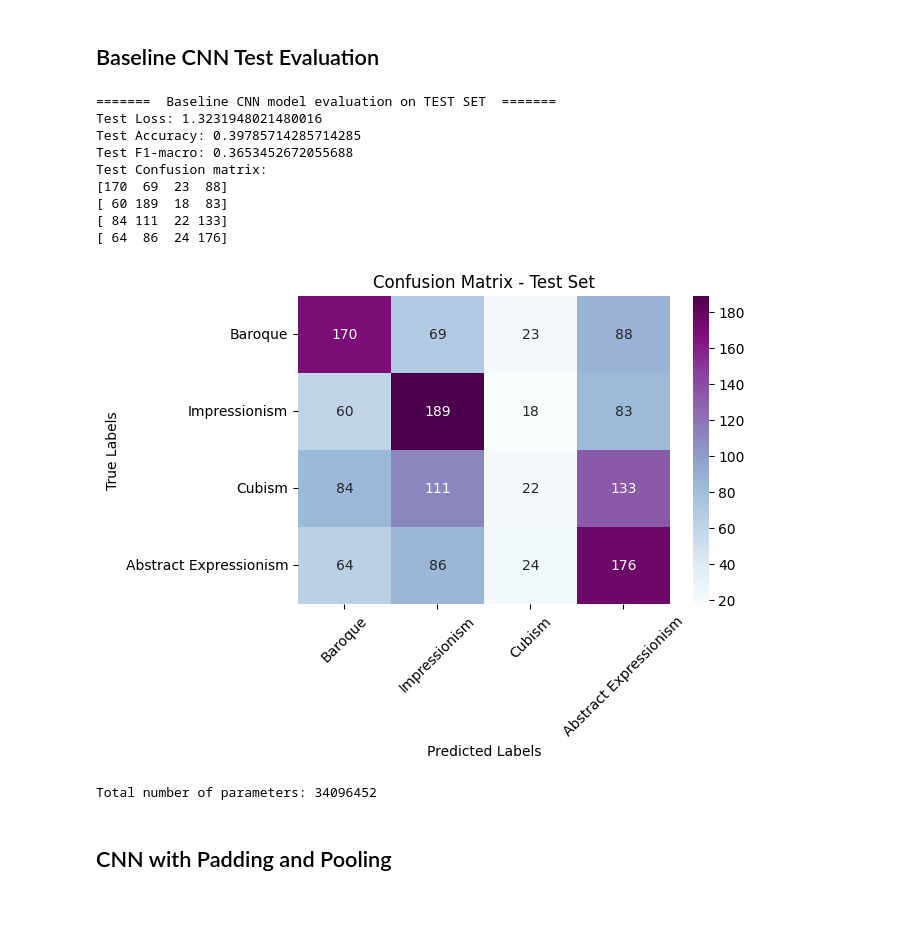
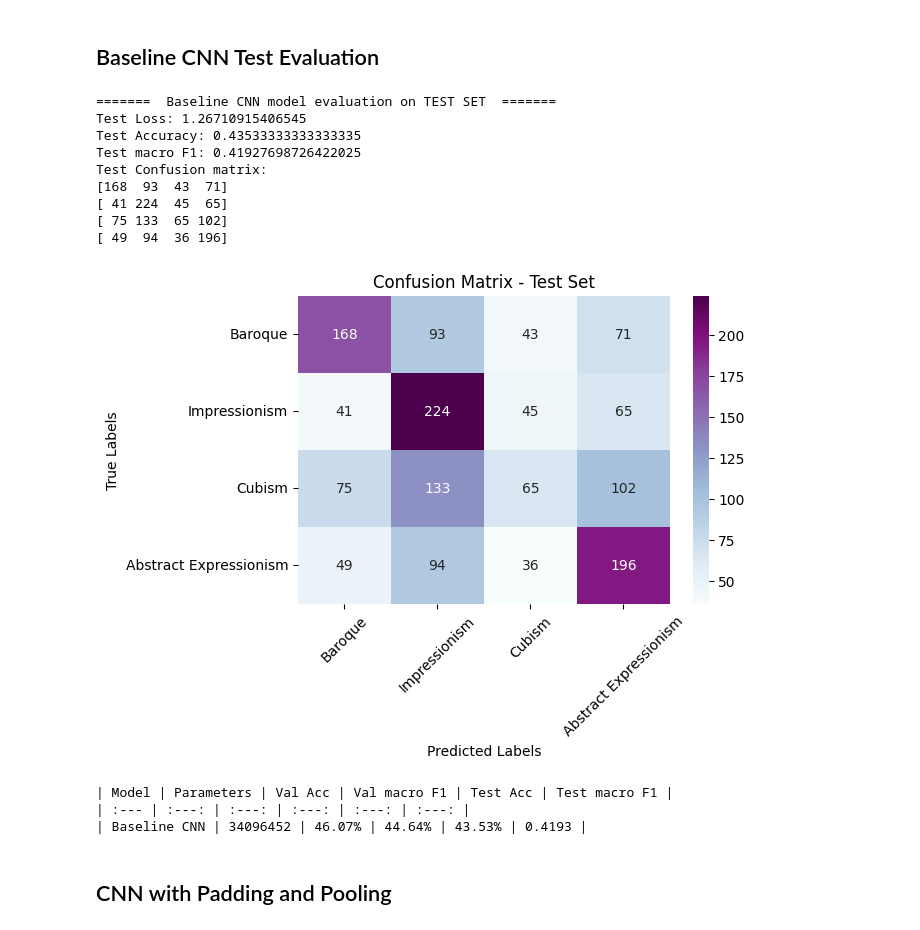
Before and after one commit to Fanisbar/ML_image_classification, a Jupyter notebook: main.ipynb, the cells around one changed output. Saved outputs shown, nothing was run; the diff lists cells and outputs as text; code cells hidden in the pictures.

```diff
--- a/main.ipynb
+++ b/main.ipynb
@@ -54,10 +56,10 @@ plt.rcParams['savefig.facecolor'] = 'white'
 # %%
 from google.colab import drive
 drive.mount('/content/drive/')
-data = np.load('/content/drive/MyDrive/wikiart_hw2.npz')
+data = np.load('/content/drive/MyDrive/wikiart_hw2_balanced.npz')
 
 # local
-# data = np.load('wikiart_hw2.npz')
+# data = np.load('wikiart_hw2_balanced.npz')
 
 X = data["X"]
 Y = data["y"]
@@ -72,7 +74,7 @@ print(f"Number of classes: {len(class_names)}\n")
 
 for class_name in class_names:
     print(f"- {class_name}: {counts[class_name]}  samples")
-print(f"\nTotal: {sum(counts.values())} samples")
+print(f"\nTotal: {sum(counts.values())} samples\n")
 
 plt.figure(figsize=(10,6))
 plt.bar(counts.keys(), counts.values(), color='green')
@@ -117,10 +119,10 @@ y tensor: torch.Size([5400])
 from sklearn.model_selection import train_test_split
 
 # 1st split to create training data
-x_train, x_temp, y_train, y_temp = train_test_split(x_tensor, y_tensor, test_size=0.407407407, random_state=SEED, stratify=y_tensor)
+x_train, x_temp, y_train, y_temp = train_test_split(x_tensor, y_tensor, test_size=0.2267916540671303, random_state=SEED, stratify=y_tensor)
 
 # 2nd split to create validation and test data
-x_val, x_test, y_val, y_test = train_test_split(x_temp, y_temp, test_size=0.63636363, random_state=SEED, stratify=y_temp)
+x_val, x_test, y_val, y_test = train_test_split(x_temp, y_temp, test_size=0.5, random_state=SEED, stratify=y_temp)
 
 print(f"Train split: x:{x_train.shape} y:{y_train.shape}")
 for i in range(4):
@@ -708,44 +710,52 @@ plt.grid(True)
 best_baseline_cnn = BaselineCNN().to(device)
 best_baseline_cnn.load_state_dict(torch.load(best_model_path_cnn))
 
 test_loss, test_acc, test_f1, test_cm = evaluate(best_baseline_cnn, test_dataloader, criterion)
 
 print("=======  Baseline CNN model evaluation on TEST SET  =======")
 print(f"Test Loss: {test_loss}")
 print(f"Test Accuracy: {test_acc}")
-print(f"Test F1-macro: {test_f1}")
+print(f"Test macro F1: {test_f1}")
 print(f"Test Confusion matrix:")
 for row in test_cm:
     print(row)
 print('')
 
 class_names = ['Baroque', 'Impressionism', 'Cubism', 'Abstract Expressionism']
 
 plt.figure(figsize=(6, 4))
 sns.heatmap(test_cm, annot=True, fmt='d', cmap='BuPu',
             xticklabels=class_names, yticklabels=class_names)
 
 plt.title('Confusion Matrix - Test Set')
 plt.xlabel('Predicted Labels')
 plt.ylabel('True Labels')
 plt.xticks(rotation=45)
 plt.yticks(rotation=0)
 plt.show()
 
+# metrics
+print("| Model | Parameters | Val Acc | Val macro F1 | Test Acc | Test macro F1 |")
+print("| :--- | :---: | :---: | :---: | :---: | :---: |")
+best_epoch_idx = history_cnn['val_f1'].index(max(history_cnn['val_f1']))
+val_acc_at_best_f1 = history_cnn['val_acc'][best_epoch_idx]
+max_val_f1 = max(history_cnn['val_f1'])
 total_params = sum(p.numel() for p in best_baseline_cnn.parameters())
-print(f"\nTotal number of parameters: {total_params}")
+print(f"| Baseline CNN | {total_params} | {val_acc_at_best_f1*100:.2f}% | {max_val_f1*100:.2f}% | {test_acc*100:.2f}% | {test_f1:.4f} |")
 # %% [output]
 =======  Baseline CNN model evaluation on TEST SET  =======
-Test Loss: 1.3231948021480016
-Test Accuracy: 0.39785714285714285
-Test F1-macro: 0.3653452672055688
+Test Loss: 1.26710915406545
+Test Accuracy: 0.43533333333333335
+Test macro F1: 0.41927698726422025
 Test Confusion matrix:
-[170  69  23  88]
-[ 60 189  18  83]
-[ 84 111  22 133]
-[ 64  86  24 176]
+[168  93  43  71]
+[ 41 224  45  65]
+[ 75 133  65 102]
+[ 49  94  36 196]
-[figure, old version]
+[figure, new version]
-Total number of parameters: 34096452
+| Model | Parameters | Val Acc | Val macro F1 | Test Acc | Test macro F1 |
+| :--- | :---: | :---: | :---: | :---: | :---: |
+| Baseline CNN | 34096452 | 46.07% | 44.64% | 43.53% | 0.4193 |
 # %% [markdown]
 ## CNN with Padding and Pooling
 # %%
```
Also changed, not shown: parts of 51 cells of this notebook.
